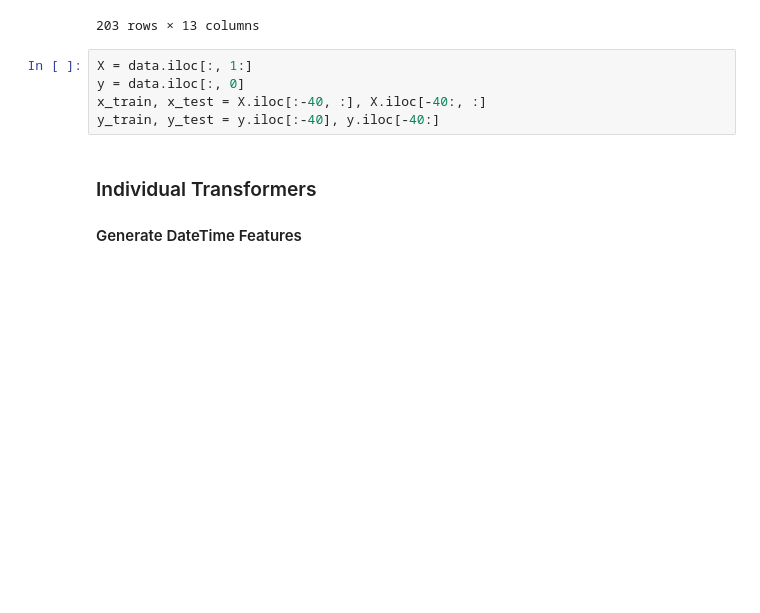
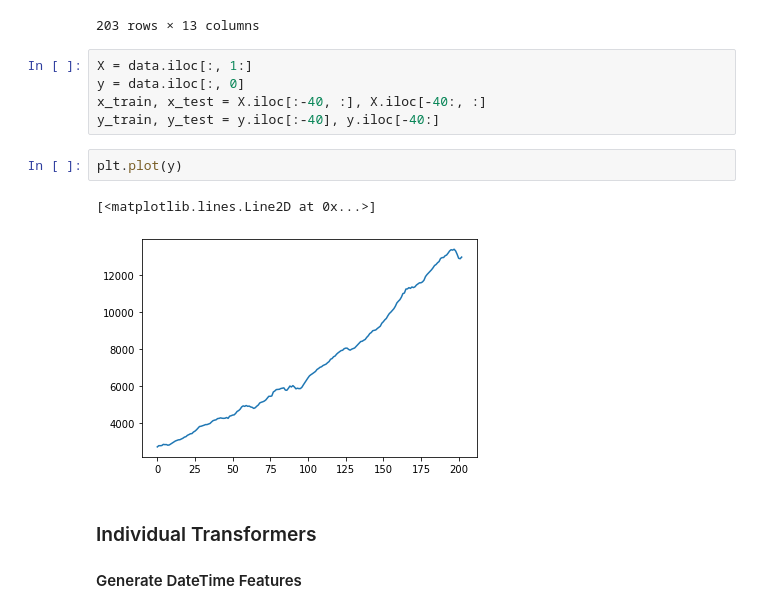
Before and after one commit to chris-santiago/tsfeast, a Jupyter notebook: notebooks/Example.ipynb, the cells around one changed output. Drawn from its saved outputs; the diff is of its cells as text; blank space fills up the shorter version.

```diff
--- a/notebooks/Example.ipynb
+++ b/notebooks/Example.ipynb
@@ -62,6 +117,11 @@ X = data.iloc[:, 1:]
 y = data.iloc[:, 0]
 x_train, x_test = X.iloc[:-40, :], X.iloc[-40:, :]
 y_train, y_test = y.iloc[:-40], y.iloc[-40:]
+# %%
+plt.plot(y)
+# %% [output]
+[<matplotlib.lines.Line2D at 0x...>]
+[figure, added]
 # %% [markdown]
 ### Individual Transformers
 
```
Also changed, not shown: parts of 9 cells of this notebook, 2 other files.
